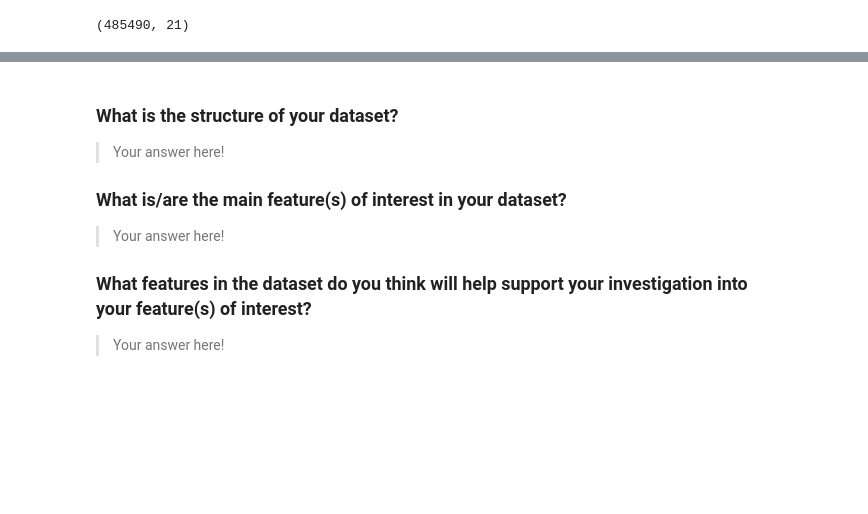
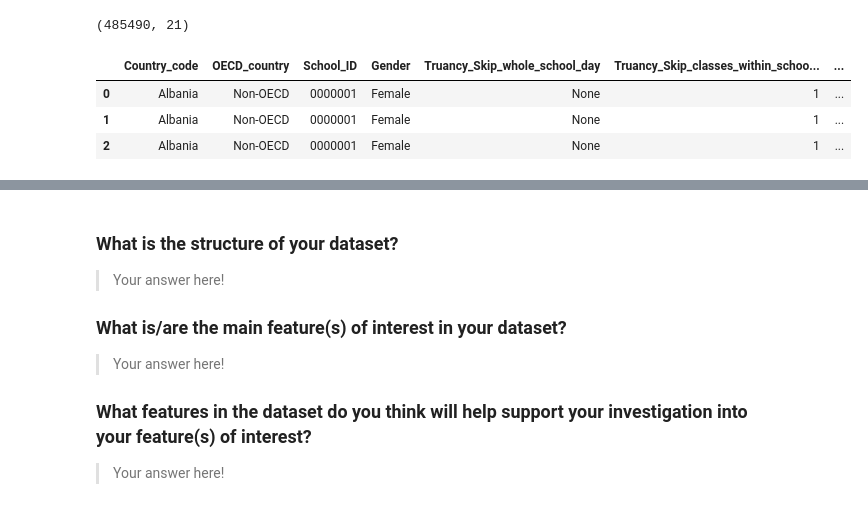
Before and after one commit to AndrejaCH/Exploratory_and_Explanatory_Visualizations, a Jupyter notebook: Data_Exploration.ipynb, the cells around one changed output, grey strips where cells are left out. Cells and saved outputs as stored; diff of their text form; code cells hidden in the pictures; blank space fills up the shorter version.

Commit message:
change column names

```diff
--- a/Data_Exploration.ipynb
+++ b/Data_Exploration.ipynb
@@ -77,0 +83,8 @@ df.shape
+# %%
+# Check renamed columns
+df.head(3)
+# %% [output]
+|  | Country_code | OECD_country | School_ID | Gender | Truancy_Skip_whole_school_day | Truancy_Skip_classes_within_schoo... | ... |
+| 0 | Albania | Non-OECD | 0000001 | Female | None | 1 | ... |
+| 1 | Albania | Non-OECD | 0000001 | Female | None | 1 | ... |
+| 2 | Albania | Non-OECD | 0000001 | Female | None | 1 | ... |
```
Also changed, not shown: parts of 14 cells of this notebook.
